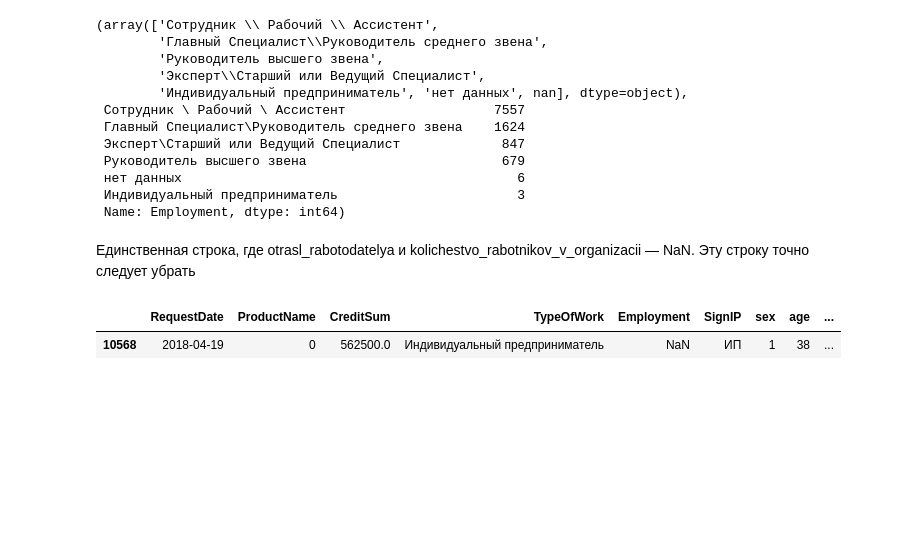
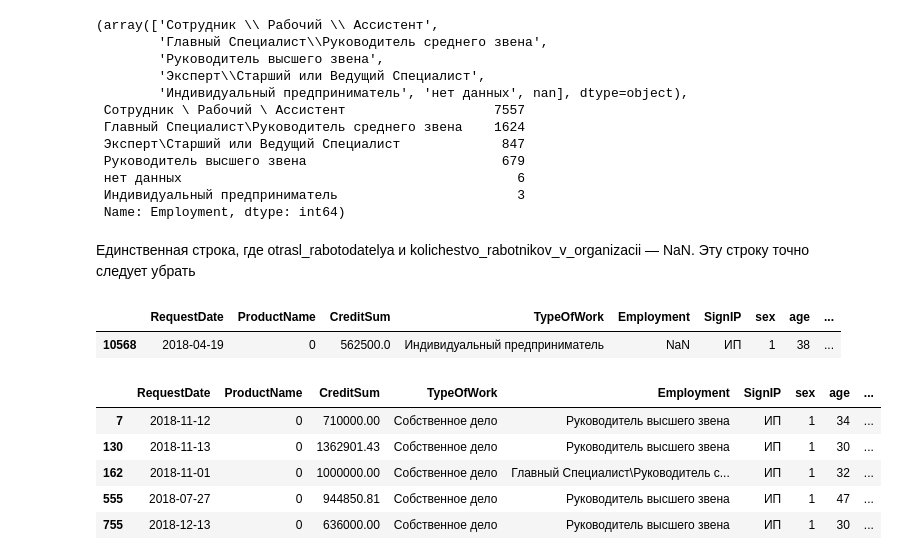
Before and after one commit to artemgur/akbars, a Jupyter notebook: akbars.ipynb, the cells around one changed output. Saved outputs shown, nothing was run; the diff lists cells and outputs as text; code cells hidden in the pictures; blank space fills up the shorter version.

```diff
--- a/akbars.ipynb
+++ b/akbars.ipynb
@@ -129,3 +140,5 @@ data.head()
+# %%
+data.drop('harakteristika_tekutschego_trudoustrojstva', axis=1, inplace=True)
 # %%
 data['EducationStatus'].unique()
 # %% [output]
@@ -156,3 +169,13 @@ data[data['kolichestvo_rabotnikov_v_organizacii'].isnull()]
 # %% [output]
 |  | RequestDate | ProductName | CreditSum | TypeOfWork | Employment | SignIP | sex | age | ... |
 | 10568 | 2018-04-19 | 0 | 562500.0 | Индивидуальный предприниматель | NaN | ИП | 1 | 38 | ... |
+# %%
+dataIP = data[~data['SignIP'].isnull()]
+dataIP.head()
+# %% [output]
+|  | RequestDate | ProductName | CreditSum | TypeOfWork | Employment | SignIP | sex | age | ... |
+| 7 | 2018-11-12 | 0 | 710000.00 | Собственное дело | Руководитель высшего звена | ИП | 1 | 34 | ... |
+| 130 | 2018-11-13 | 0 | 1362901.43 | Собственное дело | Руководитель высшего звена | ИП | 1 | 30 | ... |
+| 162 | 2018-11-01 | 0 | 1000000.00 | Собственное дело | Главный Специалист\Руководитель с... | ИП | 1 | 32 | ... |
+| 555 | 2018-07-27 | 0 | 944850.81 | Собственное дело | Руководитель высшего звена | ИП | 1 | 47 | ... |
+| 755 | 2018-12-13 | 0 | 636000.00 | Собственное дело | Руководитель высшего звена | ИП | 1 | 30 | ... |
```
Also changed, not shown: parts of 2 cells of this notebook.
